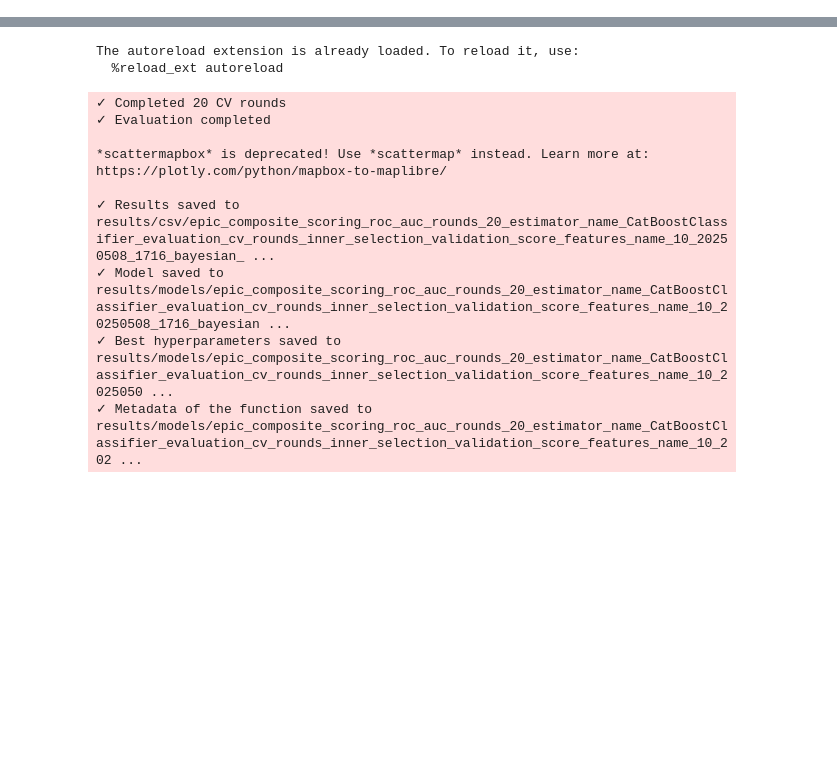
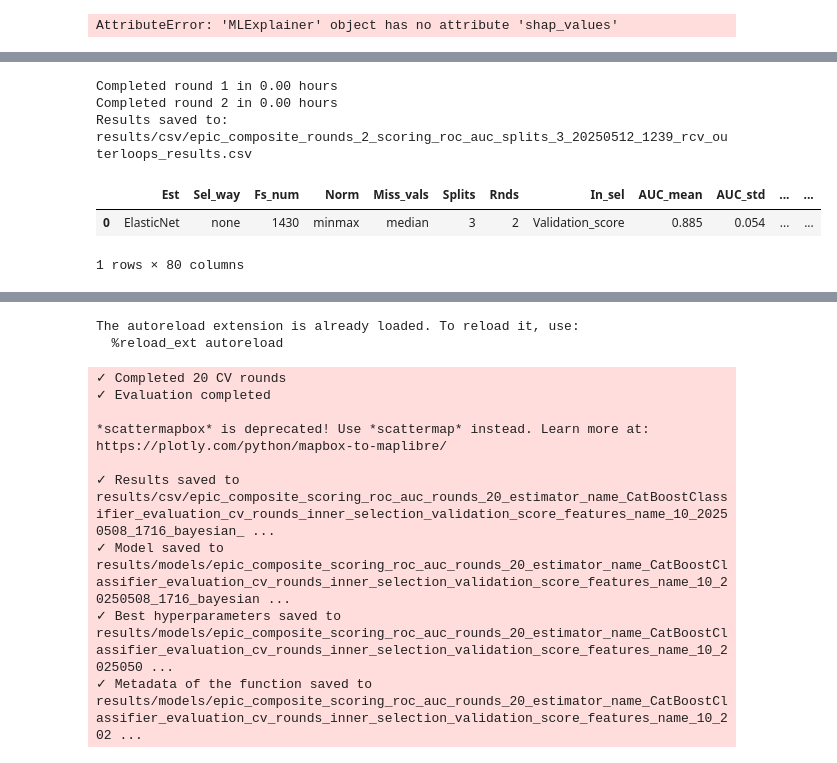
Before and after one commit to costasmexis/AI4META, a Jupyter notebook: test_pipeline.ipynb, the cells around one changed output, grey strips where cells are left out. Saved outputs shown, nothing was run; the diff lists cells and outputs as text; code cells hidden in the pictures; blank space fills up the shorter version.

```diff
--- a/test_pipeline.ipynb
+++ b/test_pipeline.ipynb
@@ -0,0 +137,4 @@
+# %%
+pp.plot_shap_values()
+# %% [output]
+AttributeError: 'MLExplainer' object has no attribute 'shap_values'
@@ -0,0 +143,8 @@
+# %%
+from src.models.mlselection import MLPipelines
+csv_dir = 'data/processed/epic_composite.csv'
+label = 'Factor1'
+
+mlp = MLPipelines(csv_dir=csv_dir, label=label)
+mlp.rcv_accel(rounds=2, splits=3,search_on=['ElasticNet'])
+# %% [output]
@@ -0,0 +167,6 @@
+Completed round 1 in 0.00 hours
+Completed round 2 in 0.00 hours
+Results saved to: results/csv/epic_composite_rounds_2_scoring_roc_auc_splits_3_20250512_1239_rcv_outerloops_results.csv
+|  | Est | Sel_way | Fs_num | Norm | Miss_vals | Splits | Rnds | In_sel | AUC_mean | AUC_std | ... | ... |
+| 0 | ElasticNet | none | 1430 | minmax | median | 3 | 2 | Validation_score | 0.885 | 0.054 | ... | ... |
+1 rows × 80 columns
```
Also changed, not shown: parts of 14 cells of this notebook, 14 other files.
